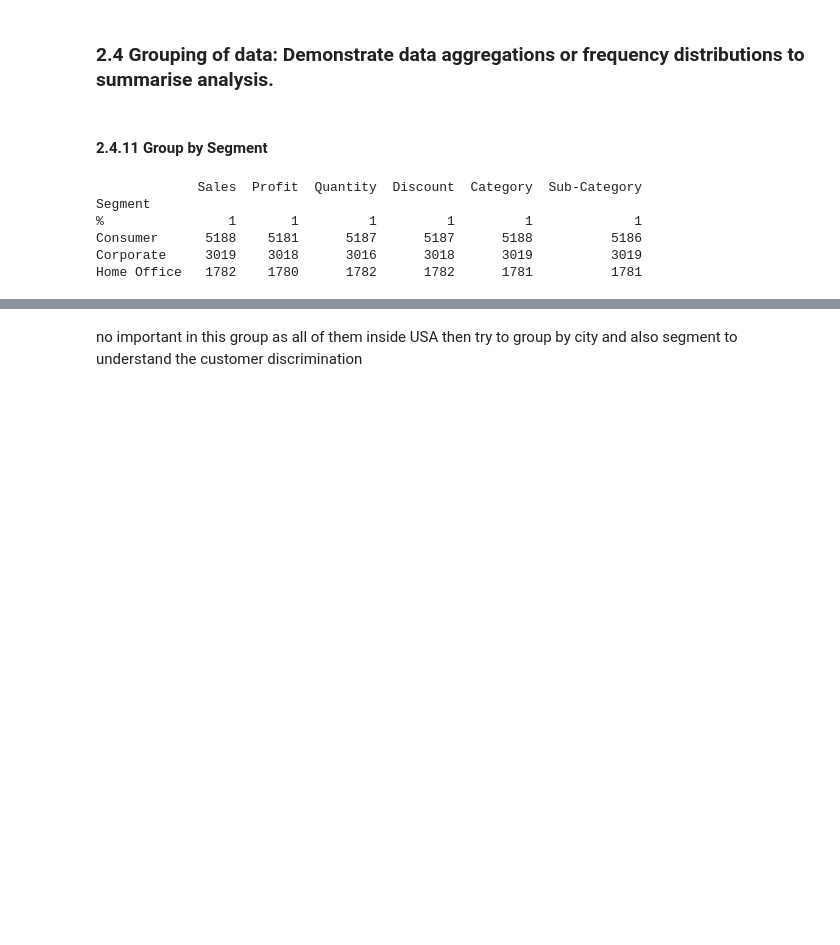
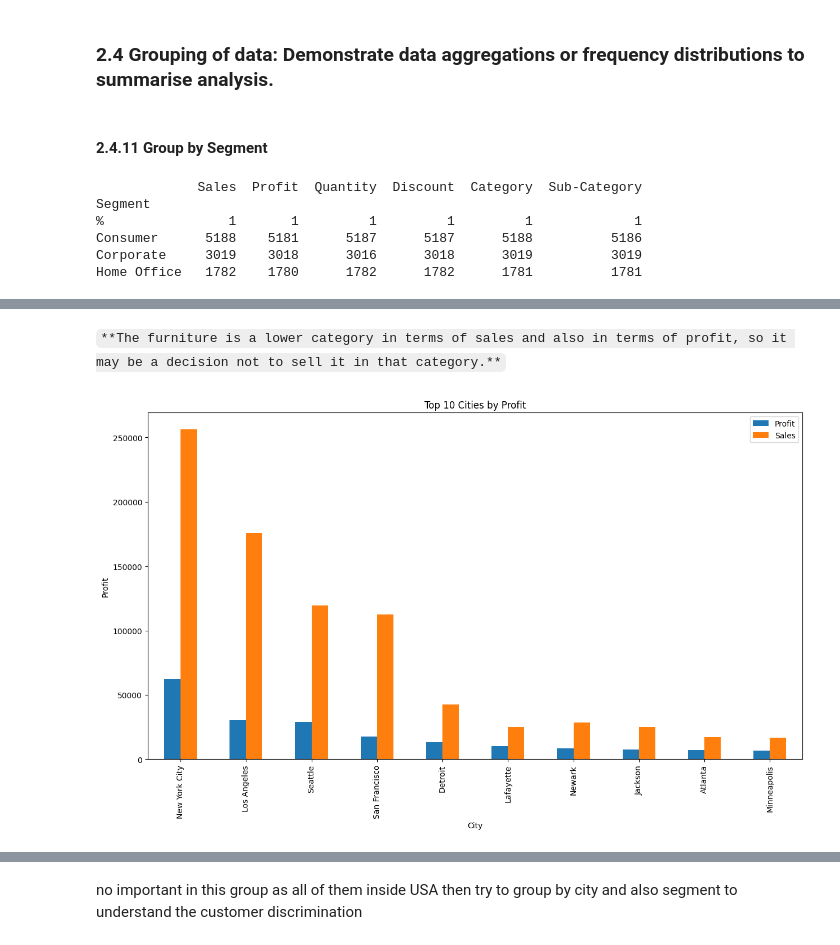
Before and after one commit to engmohamedsalah/AIMaster-Training, a Jupyter notebook: Building_an_AI_based_Application.ipynb, the cells around one changed output, grey strips where cells are left out. Cells and saved outputs as stored; diff of their text form; code cells hidden in the pictures; blank space fills up the shorter version.

```diff
--- a/Building_an_AI_based_Application.ipynb
+++ b/Building_an_AI_based_Application.ipynb
@@ -166 +198,23 @@ Home Office   1782    1780      1782      1782      1781          1781
+# %% [markdown]
+`**The furniture is a lower category in terms of sales and also in terms of profit, so it may be a decision not to sell it in that category.**`
+# %%
+# get some insights about the top 10 cities in sales and profit
+profit_by_city = numberic_profit.groupby('City')[['Profit', 'Sales']].sum()
+
+# Sort the results by Profit in descending order
+profit_by_city_sorted = profit_by_city.sort_values(by='Profit', ascending=False)
+
+# Select the top 10 cities
+top_10_cities = profit_by_city_sorted.head(10)
+
+# Plot the bar chart
+ax = top_10_cities.plot(kind='bar', figsize=(15, 8))
+plt.xlabel('City')
+plt.ylabel('Profit')
+plt.title('Top 10 Cities by Profit')
+
+
+plt.show()
+# %% [output]
+[figure, added]
 # %%
```
Also changed, not shown: parts of 15 cells of this notebook.
